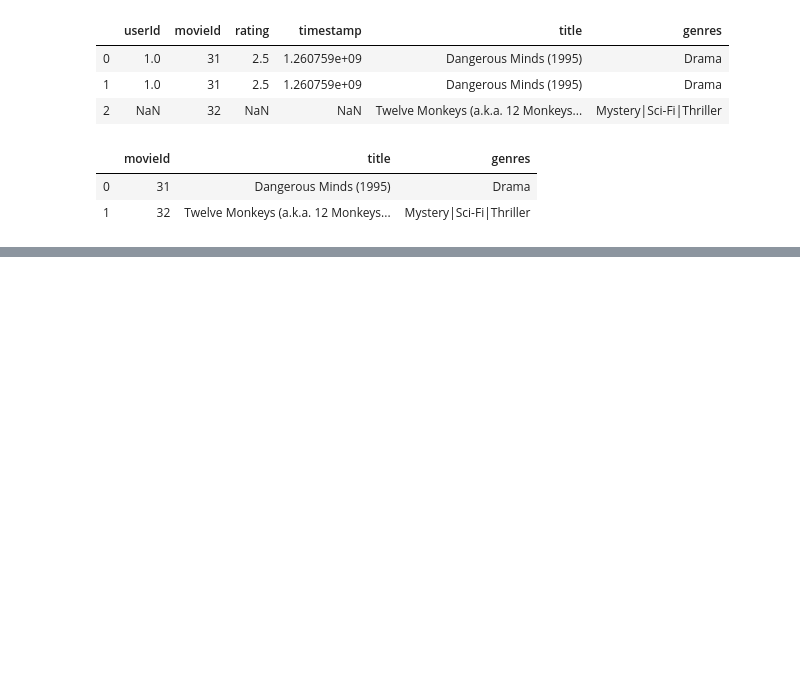
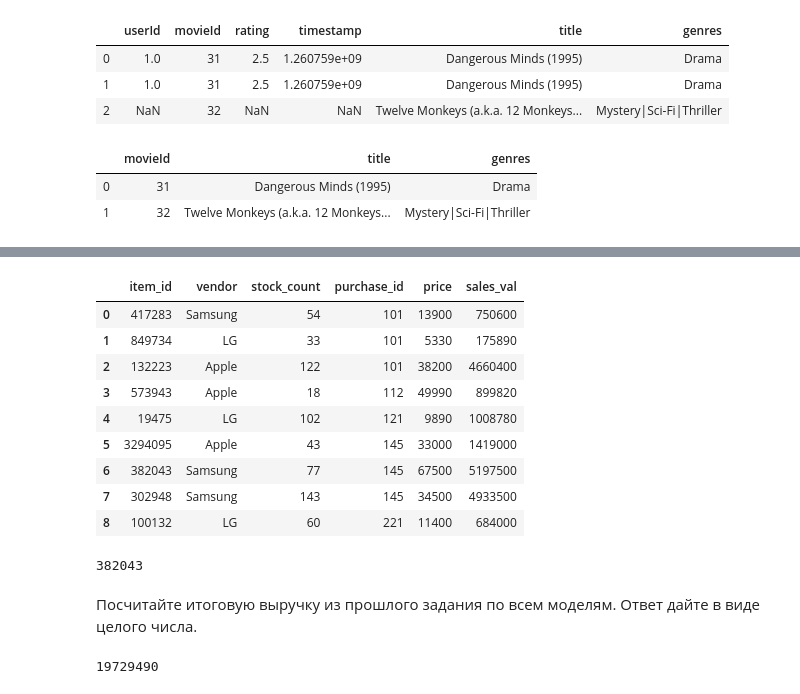
Before and after one commit to Urusut/IvanovDmitryV, a Jupyter notebook: Unit_1/Draft_Pyth_7.ipynb, the cells around one changed output, grey strips where cells are left out. Saved outputs shown, nothing was run; the diff lists cells and outputs as text; code cells hidden in the pictures; blank space fills up the shorter version.

```diff
--- a/Unit_1/Draft_Pyth_7.ipynb
+++ b/Unit_1/Draft_Pyth_7.ipynb
@@ -150,0 +262,2 @@ movies.head()
+# %%
+temp = items_df.merge(purchase_df, on = 'item_id', how = 'inner')
@@ -150,0 +277,27 @@ movies.head()
+# %%
+temp['sales_val'] = temp.stock_count*temp.price
+# %%
+temp
+# %% [output]
+|  | item_id | vendor | stock_count | purchase_id | price | sales_val |
+| 0 | 417283 | Samsung | 54 | 101 | 13900 | 750600 |
+| 1 | 849734 | LG | 33 | 101 | 5330 | 175890 |
+| 2 | 132223 | Apple | 122 | 101 | 38200 | 4660400 |
+| 3 | 573943 | Apple | 18 | 112 | 49990 | 899820 |
+| 4 | 19475 | LG | 102 | 121 | 9890 | 1008780 |
+| 5 | 3294095 | Apple | 43 | 145 | 33000 | 1419000 |
+| 6 | 382043 | Samsung | 77 | 145 | 67500 | 5197500 |
+| 7 | 302948 | Samsung | 143 | 145 | 34500 | 4933500 |
+| 8 | 100132 | LG | 60 | 221 | 11400 | 684000 |
+# %%
+temp.item_id[temp.sales_val.idxmax()]
+# %% [output]
+382043
+# %% [markdown]
+Посчитайте итоговую выручку из прошлого задания по всем моделям. Ответ дайте в виде целого числа.
+# %%
+temp = items_df.merge(purchase_df, on = 'item_id', how = 'inner')
+temp['sales_val'] = temp.stock_count*temp.price
+temp.sales_val.sum()
+# %% [output]
+19729490
```
Also changed, not shown: parts of 39 cells of this notebook, 13 other files.
